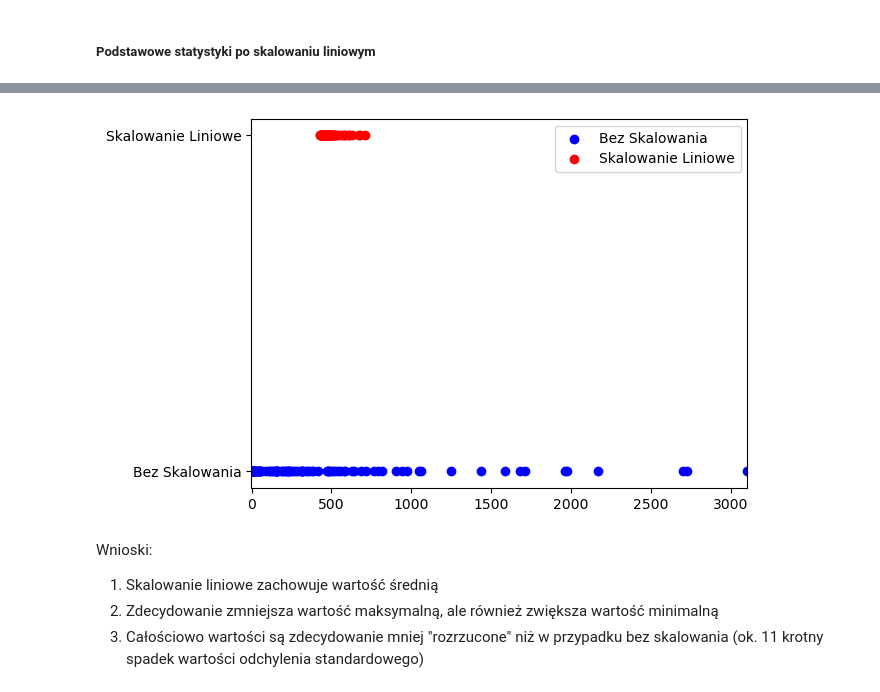
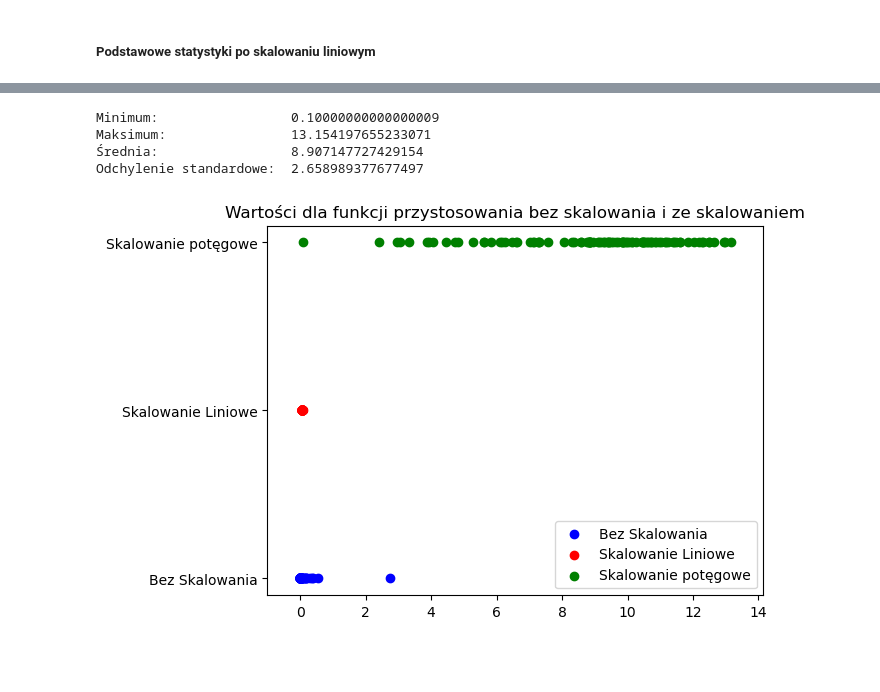
Before and after one commit to Winter-end/PSI-C2, a Jupyter notebook: note.ipynb, the cells around one changed output, grey strips where cells are left out. Cells and saved outputs as stored; diff of their text form; code cells hidden in the pictures; blank space fills up the shorter version.

```diff
--- a/note.ipynb
+++ b/note.ipynb
@@ -196,0 +261,3 @@ Odchylenie standardowe:  57.06847266925064
+# %%
+logarithm = logarithm_scaling(df['eval'])
+df['logarithmy scaled'] = logarithm
@@ -197,9 +280,14 @@ Odchylenie standardowe:  57.06847266925064
+# %%
+print("Minimum:                ", np.min(df['logarithmy scaled']))
+print("Maksimum:               ", np.max(df['logarithmy scaled']))
+print("Średnia:                ", np.mean(df['logarithmy scaled']))
+print("Odchylenie standardowe: ", np.std(df['logarithmy scaled']))
+# %% [output]
+Minimum:                 0.10000000000000009
+Maksimum:                13.154197655233071
+Średnia:                 8.907147727429154
+Odchylenie standardowe:  2.658989377677497
 # %%
-plot_points(df['eval'], df['linearly scaled'], 'Bez Skalowania', 'Skalowanie Liniowe')
+plot_points(df['eval'], df['linearly scaled'], df['logarithmy scaled'], 'Bez Skalowania', 'Skalowanie Liniowe', 'Skalowanie potęgowe')
 # %% [output]
-[figure, old version]
+[figure, new version]
-# %% [markdown]
-Wnioski:
-1. Skalowanie liniowe zachowuje wartość średnią
-2. Zdecydowanie zmniejsza wartość maksymalną, ale również zwiększa wartość minimalną
-3. Całościowo wartości są zdecydowanie mniej "rozrzucone" niż w przypadku bez skalowania (ok. 11 krotny spadek wartości odchylenia standardowego)
```
Also changed, not shown: parts of 44 cells of this notebook, 6 other files.
